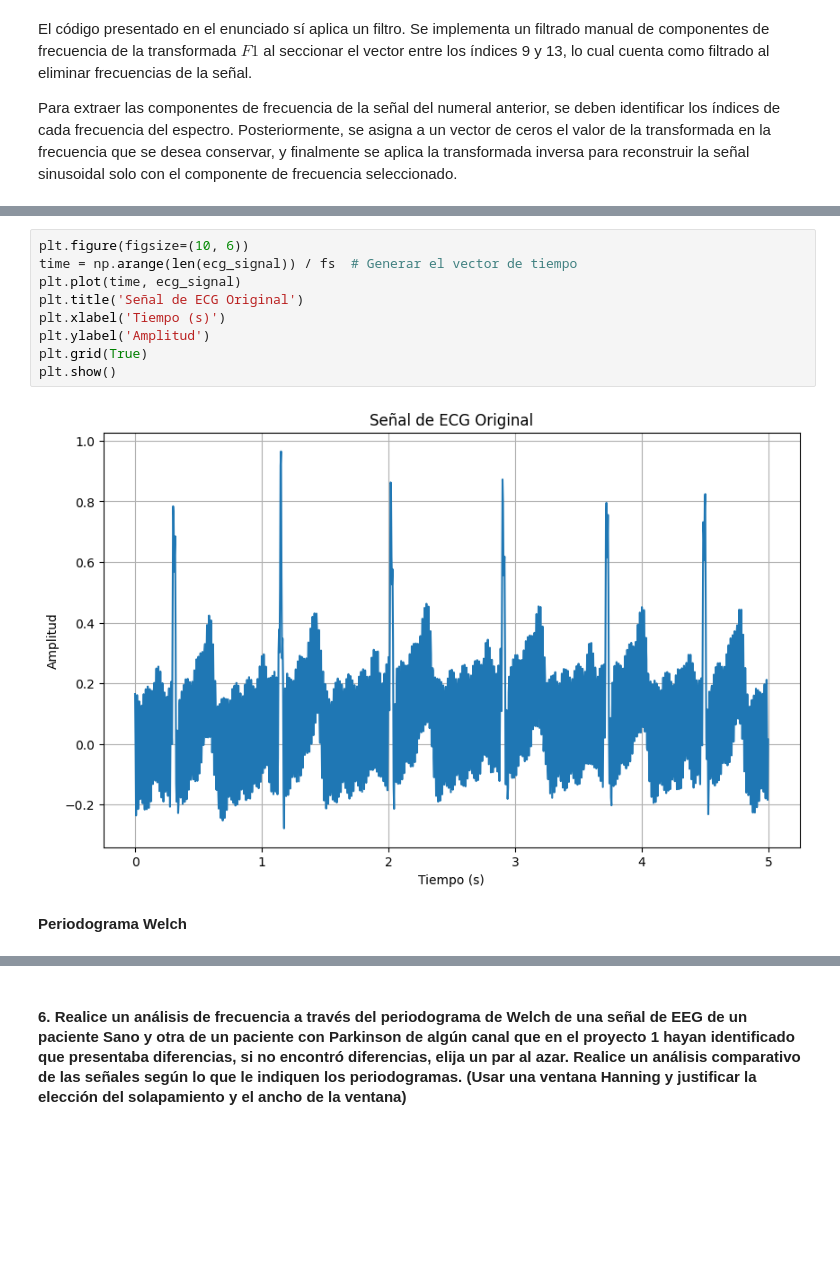
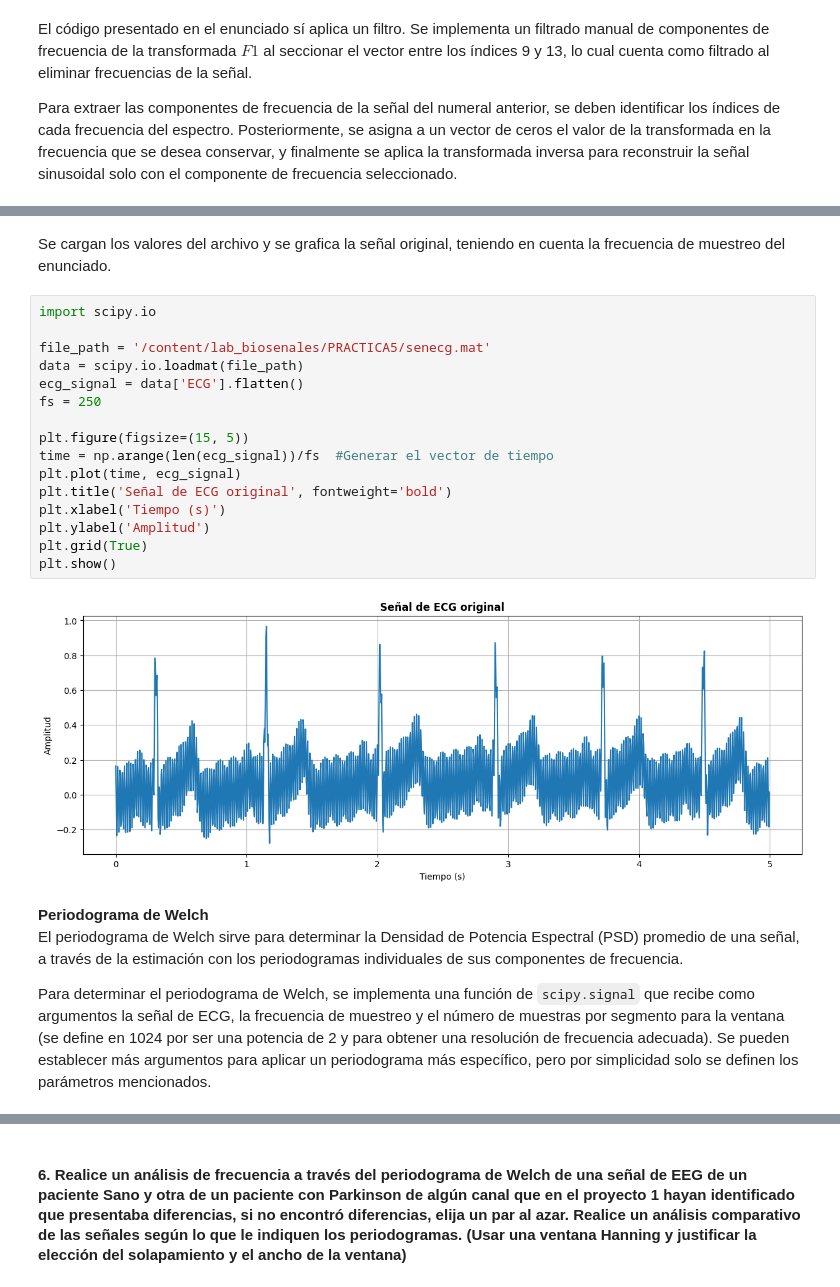
Before and after one commit to marianayarce1224/lab_biosenales, a Jupyter notebook: PRACTICA5/P5_Python_G3.ipynb, the cells around one changed output, grey strips where cells are left out. Cells and saved outputs as stored; diff of their text form; blank space fills up the shorter version.

````diff
--- a/PRACTICA5/P5_Python_G3.ipynb
+++ b/PRACTICA5/P5_Python_G3.ipynb
@@ -237,16 +250,28 @@ fs = 250  # Frecuencia de muestreo en Hz
+# %% [markdown]
+Se cargan los valores del archivo y se grafica la señal original, teniendo en cuenta la frecuencia de muestreo del enunciado.
 # %%
-plt.figure(figsize=(10, 6))
-time = np.arange(len(ecg_signal)) / fs  # Generar el vector de tiempo
+import scipy.io
+
+file_path = '/content/lab_biosenales/PRACTICA5/senecg.mat'
+data = scipy.io.loadmat(file_path)
+ecg_signal = data['ECG'].flatten()
+fs = 250
+
+plt.figure(figsize=(15, 5))
+time = np.arange(len(ecg_signal))/fs  #Generar el vector de tiempo
 plt.plot(time, ecg_signal)
-plt.title('Señal de ECG Original')
+plt.title('Señal de ECG original', fontweight='bold')
 plt.xlabel('Tiempo (s)')
 plt.ylabel('Amplitud')
 plt.grid(True)
 plt.show()
 # %% [output]
-[figure, old version]
+[figure, new version]
-# %% [markdown]
-<b>Periodograma Welch</b>
+# %% [markdown]
+<b>Periodograma de Welch</b><br>
+El periodograma de Welch sirve para determinar la Densidad de Potencia Espectral (PSD) promedio de una señal, a través de la estimación con los periodogramas individuales de sus componentes de frecuencia.
+
+Para determinar el periodograma de Welch, se implementa una función de ```scipy.signal``` que recibe como argumentos la señal de ECG, la frecuencia de muestreo y el número de muestras por segmento para la ventana (se define en 1024 por ser una potencia de 2 y para obtener una resolución de frecuencia adecuada). Se pueden establecer más argumentos para aplicar un periodograma más específico, pero por simplicidad solo se definen los parámetros mencionados.
 # %%
 from scipy.signal import welch
 
````
Also changed, not shown: parts of 13 cells of this notebook.
